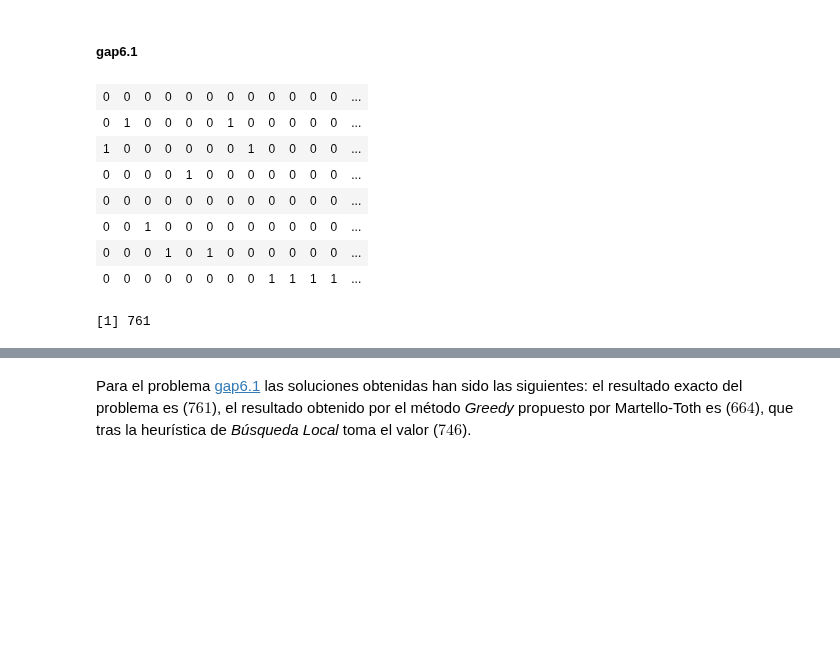
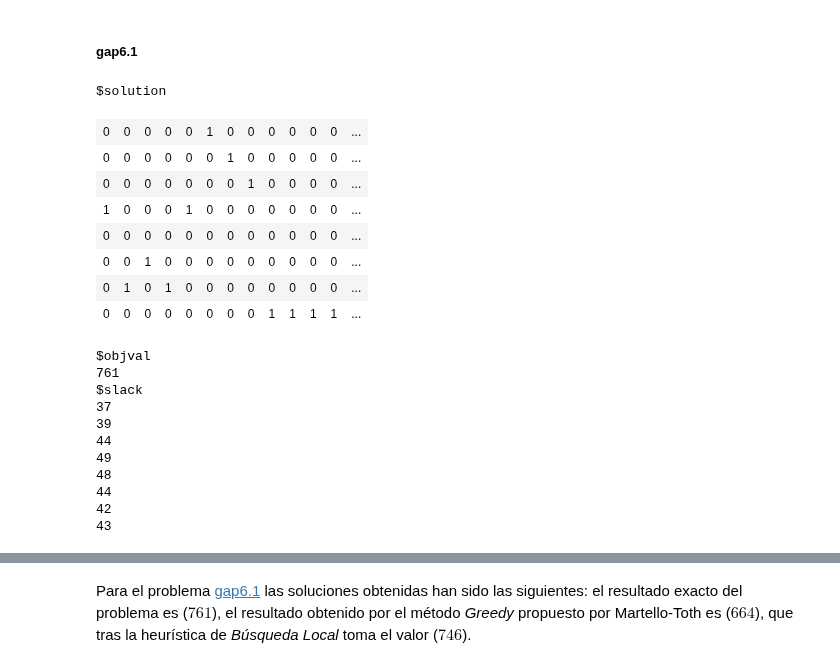
Before and after one commit to garciparedes/integer-programming-heuristics, a Jupyter notebook: integer-programming-assignment-heuristics.ipynb, the cells around one changed output, grey strips where cells are left out. Cells and saved outputs as stored; diff of their text form; code cells hidden in the pictures; blank space fills up the shorter version.

```diff
--- a/integer-programming-assignment-heuristics.ipynb
+++ b/integer-programming-assignment-heuristics.ipynb
@@ -122,7 +125,7 @@ Una vez descrita la notación necesaria para poder modelizar el problema así co
 # %% [markdown]
 Una vez definido el *problema de asignación clásico* de tal manera que se pueda construir de manera clara y bien definida una función objetivo, así como una matriz de restricciones, el siguiente paso es realizar la codificación pertinente en el lenguaje *R*, la cual se puede consultar en la función `AssignmentExact()`, que tan solo requiere de una matriz de costes para e indicar si el problema el sentido del problema (minimización o maximización) para devolver la solución óptima del problema.
 # %%
-AssignmentExact <- function(p, direction = "min", ...) {
+AssignmentExact <- function(p, ...) {
     conditions <- matrix(0, nrow = p$n + p$m, ncol = p$n * p$m)
     for (i in 1:p$m) {
         conditions[i, seq(p$n) + (i - 1) * p$n] <- 1
@@ -130,8 +133,8 @@ AssignmentExact <- function(p, direction = "min", ...) {
     for (i in (p$m + 1):(p$n + p$m)) {
         conditions[i, seq(i - p$m, p$m * p$n, by = p$n)] <- 1
     }
-    res <- c(rep("=", p$m + p$n))
-    return(Solve(direction, p$cost, conditions, rep(1, p$n + p$m), res, ...))
+    Solve(p$cost, conditions, c(rep("==", p$m + p$n)),
+          rep(1, p$n + p$m),  ...)
 }
 # %% [markdown]
 #### Heurísticas:
@@ -175,8 +178,8 @@ $$(c_{i_1j_2} + c_{i_2j_1}) - (c_{i_1j_1} + c_{i_2j_2})$$
 Es decir, el beneficio será el nuevo coste de la asignación (dos primeros términos) menos el coste anterior de la asignación (dos últimos términos). Una vez calculados dichos valores, es necesario quedarse con el máximo de entre todos ellos, lo cual se lleva a cabo a partir de la función `GreedyLocalSearchBest()`. El último paso es el de realizar el cambio. Dicho cambio se realiza en la función que controla el algoritmo de búsqueda local (finaliza cuando ya no hay nuevos cambios que mejoren el la función objetivo). Esta función se ha denotado por `AssignmentGreedyLocalSearch()`.
 # %%
 GreedyLocalSearchImprovement <- function(change.1, change.2, cost) {
-    return((cost[change.1[, drop = FALSE]] + cost[change.2[, drop = FALSE]]) -
-           (cost[change.1[1], change.2[2]] + cost[change.2[1], change.1[2]]))
+    (cost[change.1[, drop = FALSE]] + cost[change.2[, drop = FALSE]]) -
+    (cost[change.1[1], change.2[2]] + cost[change.2[1], change.1[2]])
 }
 # %%
 GreedyLocalSearchBest <- function(cost, changes) {
@@ -552,25 +477,16 @@ Una vez descrita la notación pertinente, así como las modificaciones sobre el
 # %% [markdown]
 Una vez definido el modelo, es sencillo realizar la implementación pertinente en el lenguaje *R*. Esto se ha llevado a cabo en la función `GeneralizedAssignmentExact()` que calcula una solución exacta y para el problema de asignación generalizado:
 # %%
-GeneralizedAssignmentExact <- function(p, direction = "max", ...) {
-
-    m <- p$m
-    n <- p$n
-    cost <- p$cost
-    resource <- p$resource
-    capacity <- p$capacity
-    demand <- rep(1, n)
-
-
-    conditions <- matrix(0, nrow = n + m, ncol = n * m)
-    for (i in 1:m) {
-        conditions[i, seq(n) + (i - 1) * n] <- resource[i, ]
+GeneralizedAssignmentExact <- function(p, ...) {
+    conditions <- matrix(0, nrow = p$n + p$m, ncol = p$n * p$m)
+    for (i in 1:p$m) {
+        conditions[i, seq(p$n) + (i - 1) * p$n] <- p$resource[i, ]
     }
-    for (i in (m + 1):(n + m)) {
-        conditions[i, seq(i - m, m * n, by = n)] <- 1
+    for (i in (p$m + 1):(p$n + p$m)) {
+        conditions[i, seq(i - p$m, p$m * p$n, by = p$n)] <- 1
     }
-    res <- c(rep("<=", m), rep("=", n))
-    return(Solve(direction, t(cost), conditions, c(capacity, demand), res, all.bin = TRUE, ...))
+    Solve(t(p$cost), conditions, c(rep("<=", p$m), rep("==", p$n)),
+          c(p$capacity, rep(1, p$n)), types = "B", max = TRUE, ...)
 }
 # %% [markdown]
 #### Heurísticas:
@@ -776,16 +716,28 @@ Para el problema [gap4.1](#gap4.1) las soluciones obtenidas han sido las siguien
 # %%
 gap6.1 <- ReadGeneralizedAssignment("./data/assignment/gap6_1.txt")
 # %%
-a <- GeneralizedAssignmentExact(gap6.1)
-matrix(a$solution, nrow = gap6.1$m, byrow = TRUE)
-a$objval
+s <- GeneralizedAssignmentExact(gap6.1)
+list(solution = matrix(s$solution, nrow = gap6.1$m, byrow = TRUE),
+     objval   = s$optimum,
+     slack    = s$auxiliary$primal[1:gap6.1$m])
 # %% [output]
+$solution
-| 0 | 0 | 0 | 0 | 0 | 0 | 0 | 0 | 0 | 0 | 0 | 0 | ... |
-| 0 | 1 | 0 | 0 | 0 | 0 | 1 | 0 | 0 | 0 | 0 | 0 | ... |
-| 1 | 0 | 0 | 0 | 0 | 0 | 0 | 1 | 0 | 0 | 0 | 0 | ... |
-| 0 | 0 | 0 | 0 | 1 | 0 | 0 | 0 | 0 | 0 | 0 | 0 | ... |
+| 0 | 0 | 0 | 0 | 0 | 1 | 0 | 0 | 0 | 0 | 0 | 0 | ... |
+| 0 | 0 | 0 | 0 | 0 | 0 | 1 | 0 | 0 | 0 | 0 | 0 | ... |
+| 0 | 0 | 0 | 0 | 0 | 0 | 0 | 1 | 0 | 0 | 0 | 0 | ... |
+| 1 | 0 | 0 | 0 | 1 | 0 | 0 | 0 | 0 | 0 | 0 | 0 | ... |
 | 0 | 0 | 0 | 0 | 0 | 0 | 0 | 0 | 0 | 0 | 0 | 0 | ... |
 | 0 | 0 | 1 | 0 | 0 | 0 | 0 | 0 | 0 | 0 | 0 | 0 | ... |
-| 0 | 0 | 0 | 1 | 0 | 1 | 0 | 0 | 0 | 0 | 0 | 0 | ... |
+| 0 | 1 | 0 | 1 | 0 | 0 | 0 | 0 | 0 | 0 | 0 | 0 | ... |
 | 0 | 0 | 0 | 0 | 0 | 0 | 0 | 0 | 1 | 1 | 1 | 1 | ... |
-[1] 761
+$objval
+761
+$slack
+37
+39
+44
+49
+48
+44
+42
+43
```
Also changed, not shown: parts of 43 cells of this notebook.
